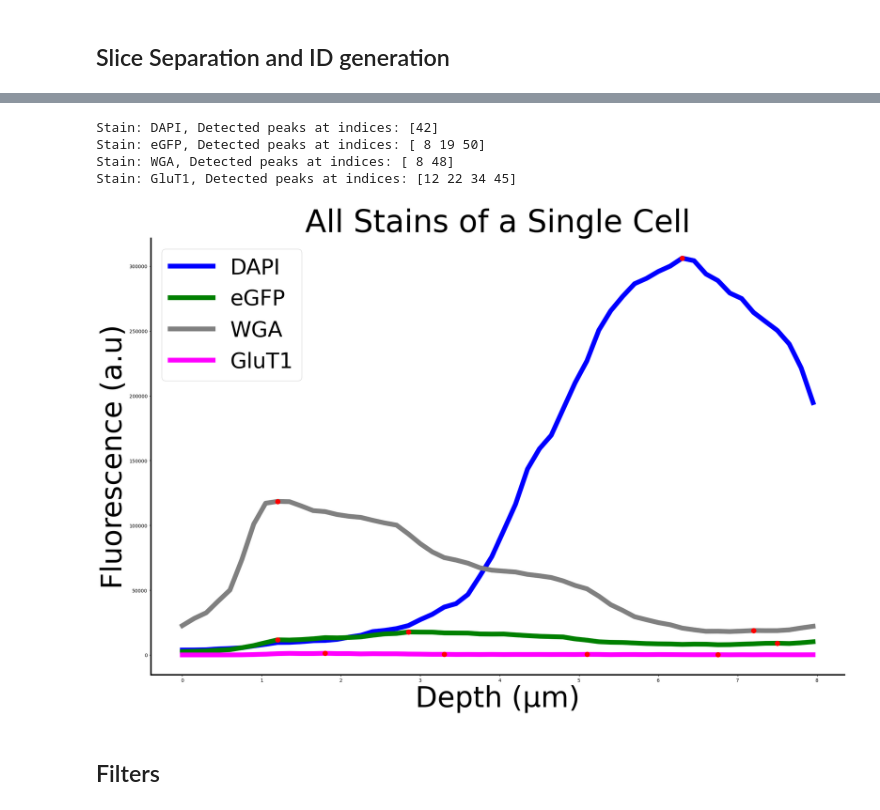
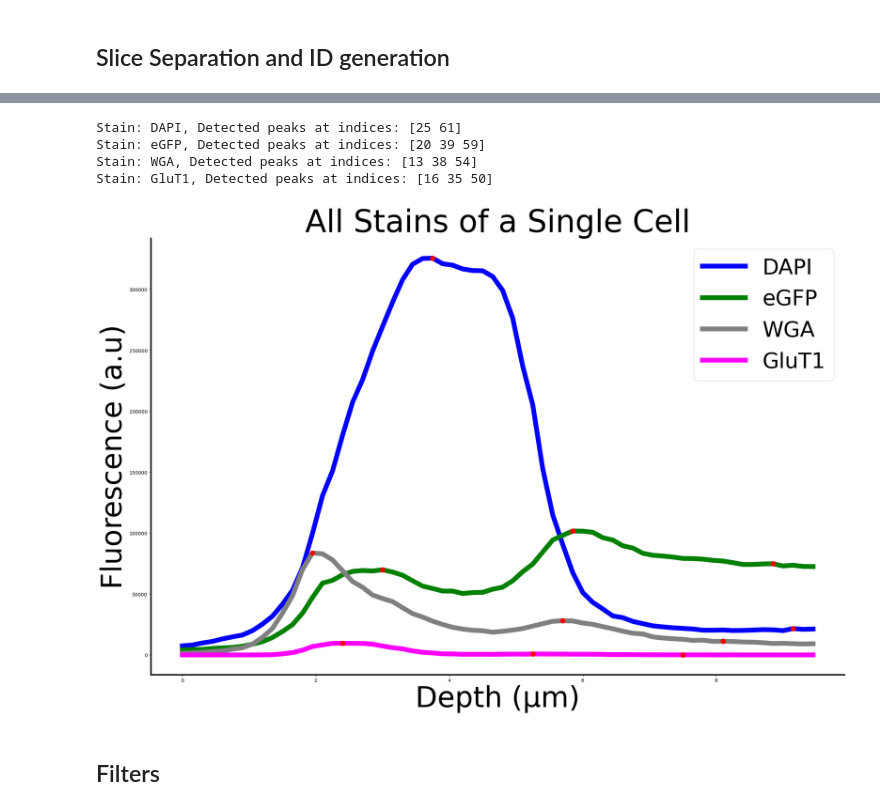
Before and after one commit to rltinio/ImageAnalysis, a Jupyter notebook: Integral_Calculator_V3.ipynb, the cells around one changed output, grey strips where cells are left out. Drawn from its saved outputs; the diff is of its cells as text; code cells hidden in the pictures.

```diff
--- a/Integral_Calculator_V3.ipynb
+++ b/Integral_Calculator_V3.ipynb
@@ -84,7 +19,9 @@ from Tusc5ImageUtils import *
 Accepts data from the new image analysis
 '''
 
-Cell_Results = pd.read_csv('homo_time_data.csv')
+raw_data_csv_name = # INPUT
+
+Cell_Results = pd.read_csv('raw_data_folder/' + raw_data_csv_name + '.csv')
 Cell_Results['X_vals'] = Cell_Results['X_vals'].apply(ast.literal_eval) # Makes it so cells containing lists are identifiable as lists by pandas
 Cell_Results['Y_vals'] = Cell_Results['Y_vals'].apply(ast.literal_eval)
 Cell_Results.head()
@@ -215,11 +152,11 @@ Cell_Results.head()
 # %%
-plot_single_cell(Cell_Results.query('Cell == 75'), prominence= 20, distance = 10)
+plot_single_cell(Cell_Results.query('Cell == 270'), prominence= 20, distance = 15)
 # %% [output]
-Stain: DAPI, Detected peaks at indices: [42]
-Stain: eGFP, Detected peaks at indices: [ 8 19 50]
-Stain: WGA, Detected peaks at indices: [ 8 48]
-Stain: GluT1, Detected peaks at indices: [12 22 34 45]
+Stain: DAPI, Detected peaks at indices: [25 61]
+Stain: eGFP, Detected peaks at indices: [20 39 59]
+Stain: WGA, Detected peaks at indices: [13 38 54]
+Stain: GluT1, Detected peaks at indices: [16 35 50]
-[figure, old version]
+[figure, new version]
 # %% [markdown]
 ## Filters
 # %%
```
Also changed, not shown: parts of 17 cells of this notebook, 35 other files.
